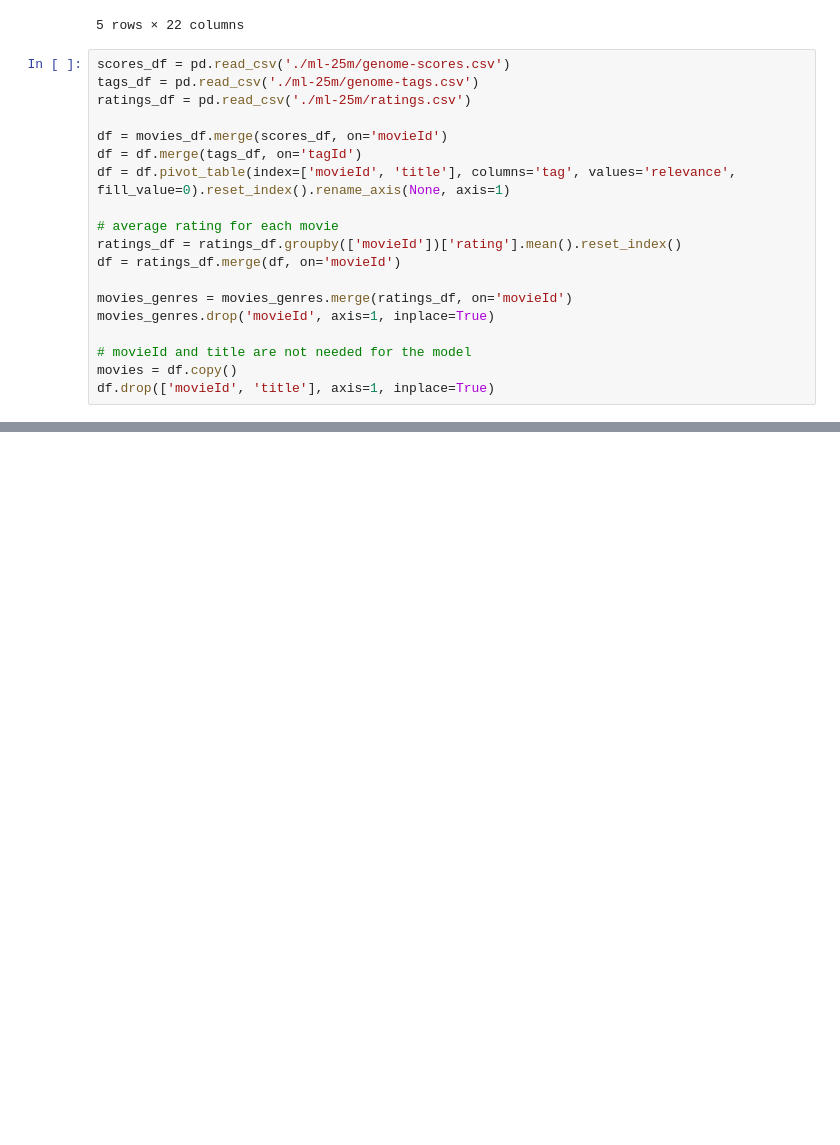
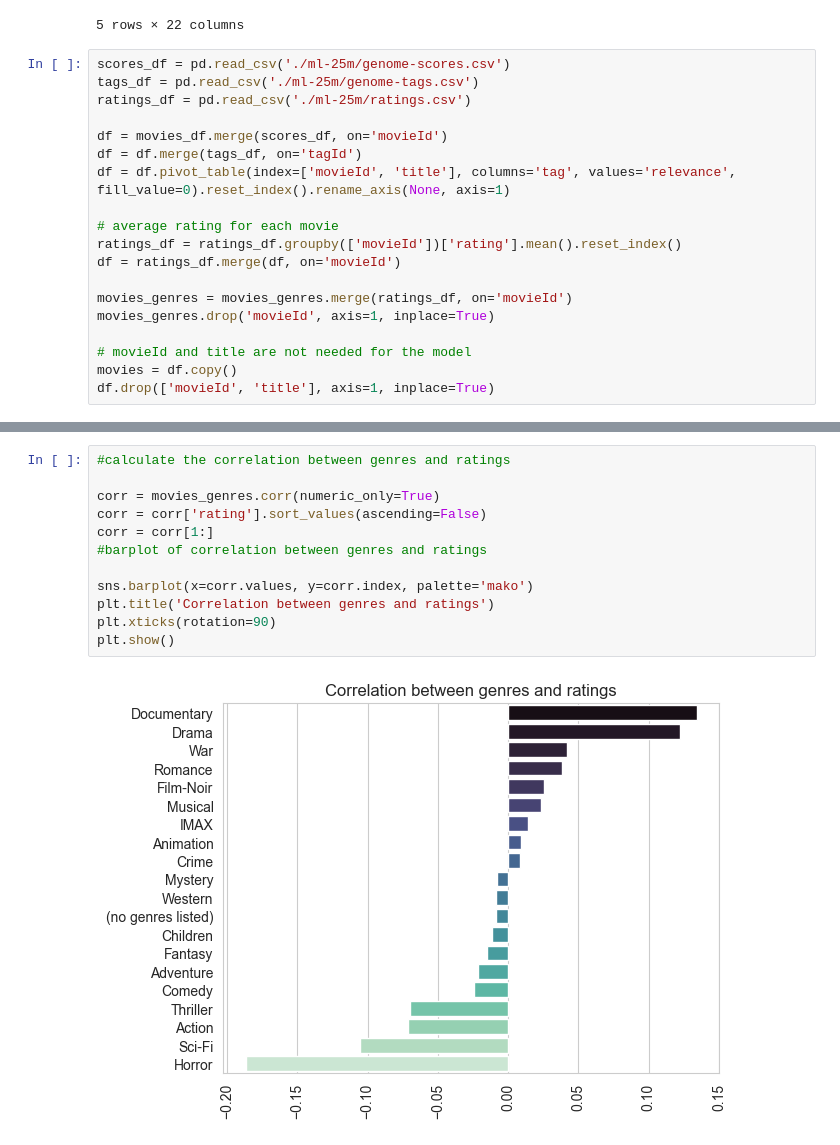
Before and after one commit to frapic98/Data_Analytics-main, a Jupyter notebook: data_exploration.ipynb, the cells around one changed output, grey strips where cells are left out. Saved outputs shown, nothing was run; the diff lists cells and outputs as text; blank space fills up the shorter version.

```diff
--- a/data_exploration.ipynb
+++ b/data_exploration.ipynb
@@ -51,0 +127,14 @@ df.drop(['movieId', 'title'], axis=1, inplace=True)
+# %%
+#calculate the correlation between genres and ratings
+
+corr = movies_genres.corr(numeric_only=True)
+corr = corr['rating'].sort_values(ascending=False)
+corr = corr[1:]
+#barplot of correlation between genres and ratings
+
+sns.barplot(x=corr.values, y=corr.index, palette='mako')
+plt.title('Correlation between genres and ratings')
+plt.xticks(rotation=90)
+plt.show()
+# %% [output]
+[figure, added]
```
Also changed, not shown: parts of 9 cells of this notebook, 1 other file.
